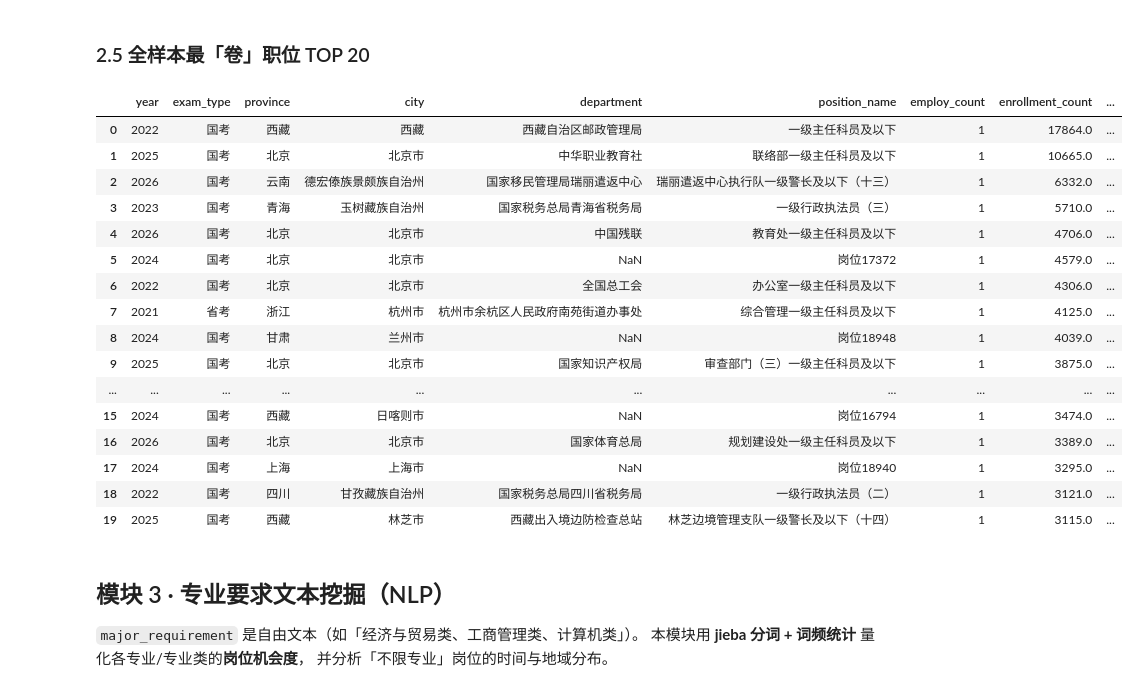
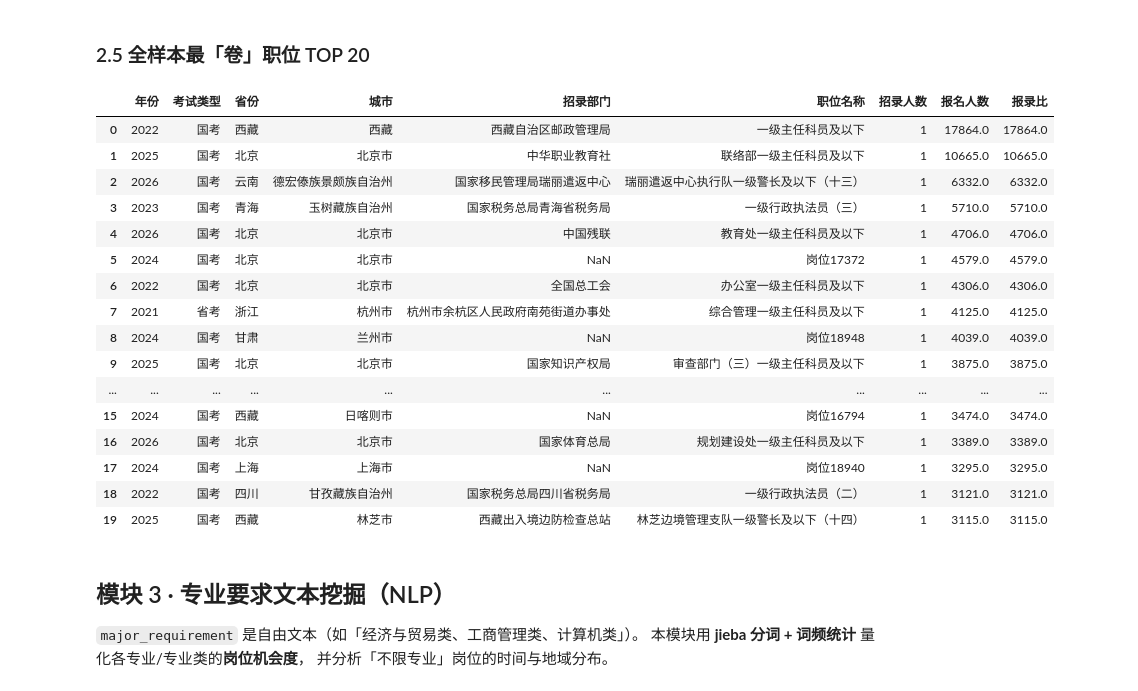
Before and after one commit to Hello0711/kaogong, a Jupyter notebook: notebooks/gongkao_analysis.ipynb, the cells around one changed output. Cells and saved outputs as stored; diff of their text form; code cells hidden in the pictures.

```diff
--- a/notebooks/gongkao_analysis.ipynb
+++ b/notebooks/gongkao_analysis.ipynb
@@ -210,29 +217,34 @@ grp
 # %%
 hottest = (df[df["report_ratio"].notna() & (df["employ_count"]>=1)]
            .sort_values("report_ratio", ascending=False)
            .loc[:, ["year","exam_type","province","city","department","position_name",
                      "employ_count","enrollment_count","report_ratio"]]
            .head(20).reset_index(drop=True))
+hottest = hottest.rename(columns={
+    "year": "年份", "exam_type": "考试类型", "province": "省份", "city": "城市",
+    "department": "招录部门", "position_name": "职位名称",
+    "employ_count": "招录人数", "enrollment_count": "报名人数", "report_ratio": "报录比",
+})
 hottest.to_csv(os.path.join(TAB, "top20_hottest_positions.csv"), index=False, encoding="utf-8-sig")
 hottest
 # %% [output]
-|  | year | exam_type | province | city | department | position_name | employ_count | enrollment_count | ... |
-| 0 | 2022 | 国考 | 西藏 | 西藏 | 西藏自治区邮政管理局 | 一级主任科员及以下 | 1 | 17864.0 | ... |
-| 1 | 2025 | 国考 | 北京 | 北京市 | 中华职业教育社 | 联络部一级主任科员及以下 | 1 | 10665.0 | ... |
-| 2 | 2026 | 国考 | 云南 | 德宏傣族景颇族自治州 | 国家移民管理局瑞丽遣返中心 | 瑞丽遣返中心执行队一级警长及以下（十三） | 1 | 6332.0 | ... |
-| 3 | 2023 | 国考 | 青海 | 玉树藏族自治州 | 国家税务总局青海省税务局 | 一级行政执法员（三） | 1 | 5710.0 | ... |
-| 4 | 2026 | 国考 | 北京 | 北京市 | 中国残联 | 教育处一级主任科员及以下 | 1 | 4706.0 | ... |
-| 5 | 2024 | 国考 | 北京 | 北京市 | NaN | 岗位17372 | 1 | 4579.0 | ... |
-| 6 | 2022 | 国考 | 北京 | 北京市 | 全国总工会 | 办公室一级主任科员及以下 | 1 | 4306.0 | ... |
-| 7 | 2021 | 省考 | 浙江 | 杭州市 | 杭州市余杭区人民政府南苑街道办事处 | 综合管理一级主任科员及以下 | 1 | 4125.0 | ... |
-| 8 | 2024 | 国考 | 甘肃 | 兰州市 | NaN | 岗位18948 | 1 | 4039.0 | ... |
-| 9 | 2025 | 国考 | 北京 | 北京市 | 国家知识产权局 | 审查部门（三）一级主任科员及以下 | 1 | 3875.0 | ... |
+|  | 年份 | 考试类型 | 省份 | 城市 | 招录部门 | 职位名称 | 招录人数 | 报名人数 | 报录比 |
+| 0 | 2022 | 国考 | 西藏 | 西藏 | 西藏自治区邮政管理局 | 一级主任科员及以下 | 1 | 17864.0 | 17864.0 |
+| 1 | 2025 | 国考 | 北京 | 北京市 | 中华职业教育社 | 联络部一级主任科员及以下 | 1 | 10665.0 | 10665.0 |
+| 2 | 2026 | 国考 | 云南 | 德宏傣族景颇族自治州 | 国家移民管理局瑞丽遣返中心 | 瑞丽遣返中心执行队一级警长及以下（十三） | 1 | 6332.0 | 6332.0 |
+| 3 | 2023 | 国考 | 青海 | 玉树藏族自治州 | 国家税务总局青海省税务局 | 一级行政执法员（三） | 1 | 5710.0 | 5710.0 |
+| 4 | 2026 | 国考 | 北京 | 北京市 | 中国残联 | 教育处一级主任科员及以下 | 1 | 4706.0 | 4706.0 |
+| 5 | 2024 | 国考 | 北京 | 北京市 | NaN | 岗位17372 | 1 | 4579.0 | 4579.0 |
+| 6 | 2022 | 国考 | 北京 | 北京市 | 全国总工会 | 办公室一级主任科员及以下 | 1 | 4306.0 | 4306.0 |
+| 7 | 2021 | 省考 | 浙江 | 杭州市 | 杭州市余杭区人民政府南苑街道办事处 | 综合管理一级主任科员及以下 | 1 | 4125.0 | 4125.0 |
+| 8 | 2024 | 国考 | 甘肃 | 兰州市 | NaN | 岗位18948 | 1 | 4039.0 | 4039.0 |
+| 9 | 2025 | 国考 | 北京 | 北京市 | 国家知识产权局 | 审查部门（三）一级主任科员及以下 | 1 | 3875.0 | 3875.0 |
 | ... | ... | ... | ... | ... | ... | ... | ... | ... | ... |
-| 15 | 2024 | 国考 | 西藏 | 日喀则市 | NaN | 岗位16794 | 1 | 3474.0 | ... |
-| 16 | 2026 | 国考 | 北京 | 北京市 | 国家体育总局 | 规划建设处一级主任科员及以下 | 1 | 3389.0 | ... |
-| 17 | 2024 | 国考 | 上海 | 上海市 | NaN | 岗位18940 | 1 | 3295.0 | ... |
-| 18 | 2022 | 国考 | 四川 | 甘孜藏族自治州 | 国家税务总局四川省税务局 | 一级行政执法员（二） | 1 | 3121.0 | ... |
-| 19 | 2025 | 国考 | 西藏 | 林芝市 | 西藏出入境边防检查总站 | 林芝边境管理支队一级警长及以下（十四） | 1 | 3115.0 | ... |
+| 15 | 2024 | 国考 | 西藏 | 日喀则市 | NaN | 岗位16794 | 1 | 3474.0 | 3474.0 |
+| 16 | 2026 | 国考 | 北京 | 北京市 | 国家体育总局 | 规划建设处一级主任科员及以下 | 1 | 3389.0 | 3389.0 |
+| 17 | 2024 | 国考 | 上海 | 上海市 | NaN | 岗位18940 | 1 | 3295.0 | 3295.0 |
+| 18 | 2022 | 国考 | 四川 | 甘孜藏族自治州 | 国家税务总局四川省税务局 | 一级行政执法员（二） | 1 | 3121.0 | 3121.0 |
+| 19 | 2025 | 国考 | 西藏 | 林芝市 | 西藏出入境边防检查总站 | 林芝边境管理支队一级警长及以下（十四） | 1 | 3115.0 | 3115.0 |
 # %% [markdown]
 ## 模块 3 · 专业要求文本挖掘（NLP）
 
```
Also changed, not shown: parts of 9 cells of this notebook, 5 other files.
